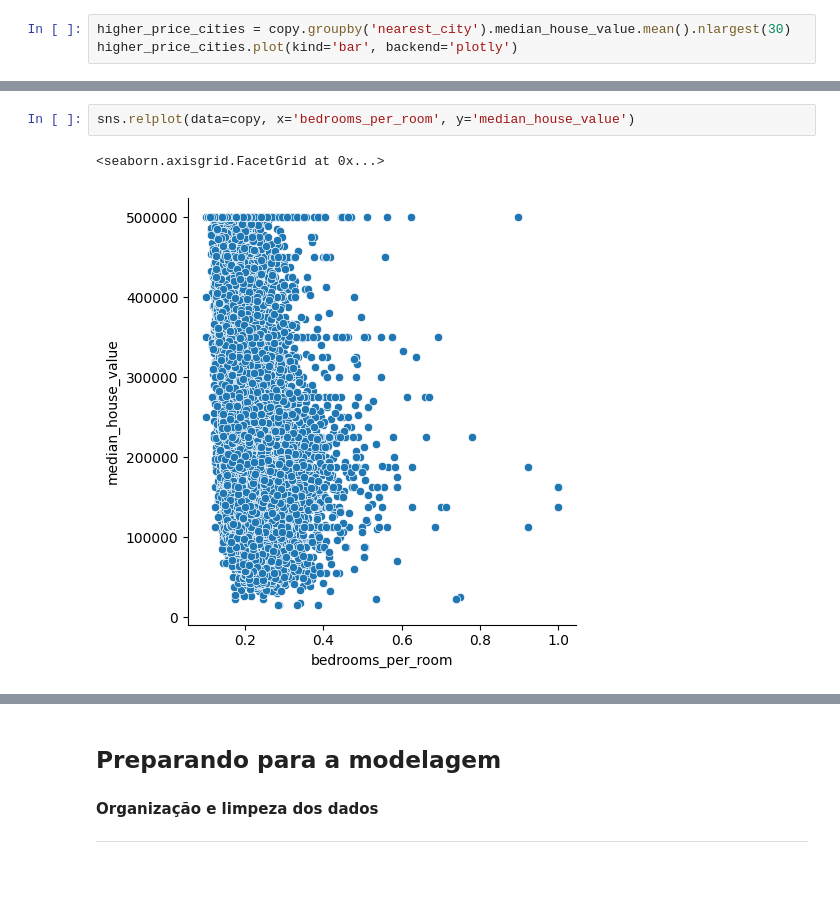
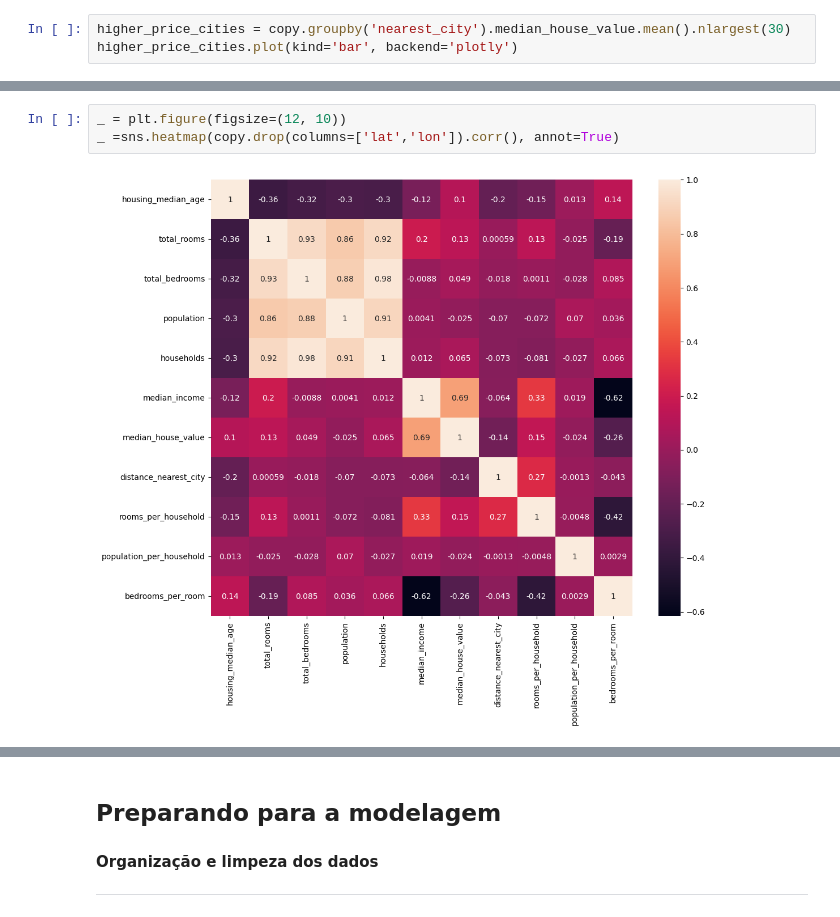
Before and after one commit to thepersonilike13/housing_prices_app, a Jupyter notebook: jupyter_notebooks/housing_prices_california.ipynb, the cells around one changed output, grey strips where cells are left out. Cells and saved outputs as stored; diff of their text form; blank space fills up the shorter version.

```diff
--- a/jupyter_notebooks/housing_prices_california.ipynb
+++ b/jupyter_notebooks/housing_prices_california.ipynb
@@ -583,5 +576,5 @@ sns.heatmap(copy.corr(), annot=True)
-# %%
-sns.relplot(data=copy, x='bedrooms_per_room', y='median_house_value')
-# %% [output]
-<seaborn.axisgrid.FacetGrid at 0x...>
-[figure, removed]
+# %%
+_ = plt.figure(figsize=(12, 10))
+_ =sns.heatmap(copy.drop(columns=['lat','lon']).corr(), annot=True)
+# %% [output]
+[figure, added]
```
Also changed, not shown: parts of 3 cells of this notebook.
